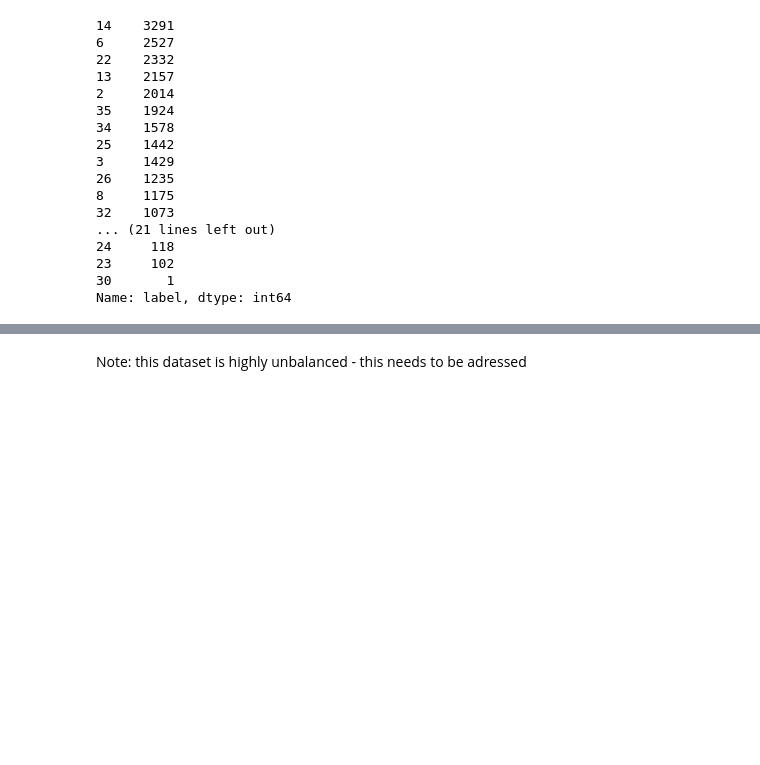
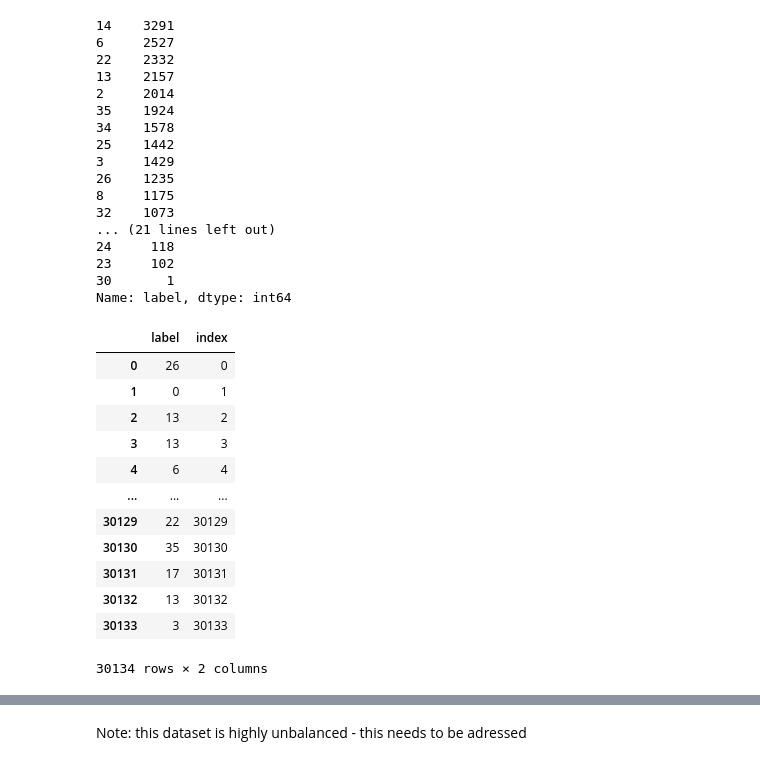
Before and after one commit to AgataSkibinska/image-classification, a Jupyter notebook: notebooks/0-exploratory-data-analysis.ipynb, the cells around one changed output, grey strips where cells are left out. Drawn from its saved outputs; the diff is of its cells as text; code cells hidden in the pictures; blank space fills up the shorter version.

```diff
--- a/notebooks/0-exploratory-data-analysis.ipynb
+++ b/notebooks/0-exploratory-data-analysis.ipynb
@@ -42,4 +42,21 @@ df_label['label'].value_counts()
 23     102
 30       1
 Name: label, dtype: int64
+# %%
+df_label['index'] = df_label.index
+df_label
+# %% [output]
+|  | label | index |
+| 0 | 26 | 0 |
+| 1 | 0 | 1 |
+| 2 | 13 | 2 |
+| 3 | 13 | 3 |
+| 4 | 6 | 4 |
+| ... | ... | ... |
+| 30129 | 22 | 30129 |
+| 30130 | 35 | 30130 |
+| 30131 | 17 | 30131 |
+| 30132 | 13 | 30132 |
+| 30133 | 3 | 30133 |
+30134 rows × 2 columns
 # %%
```
Also changed, not shown: parts of 4 cells of this notebook, 3 other files.
